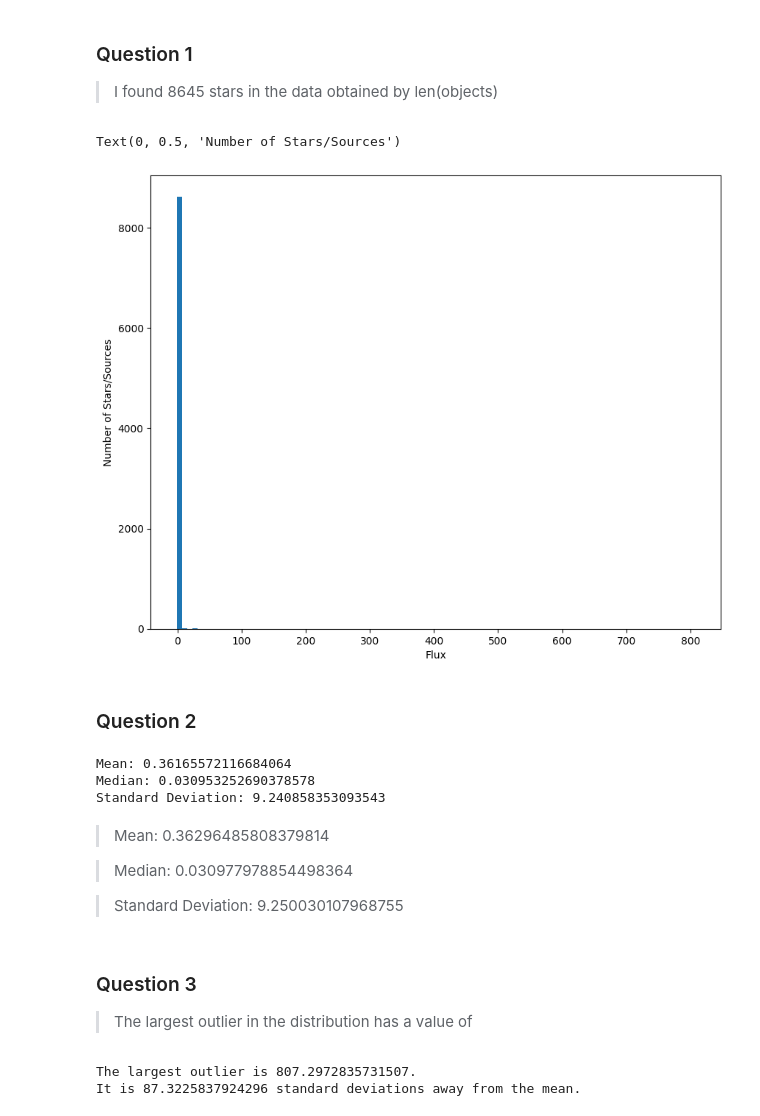
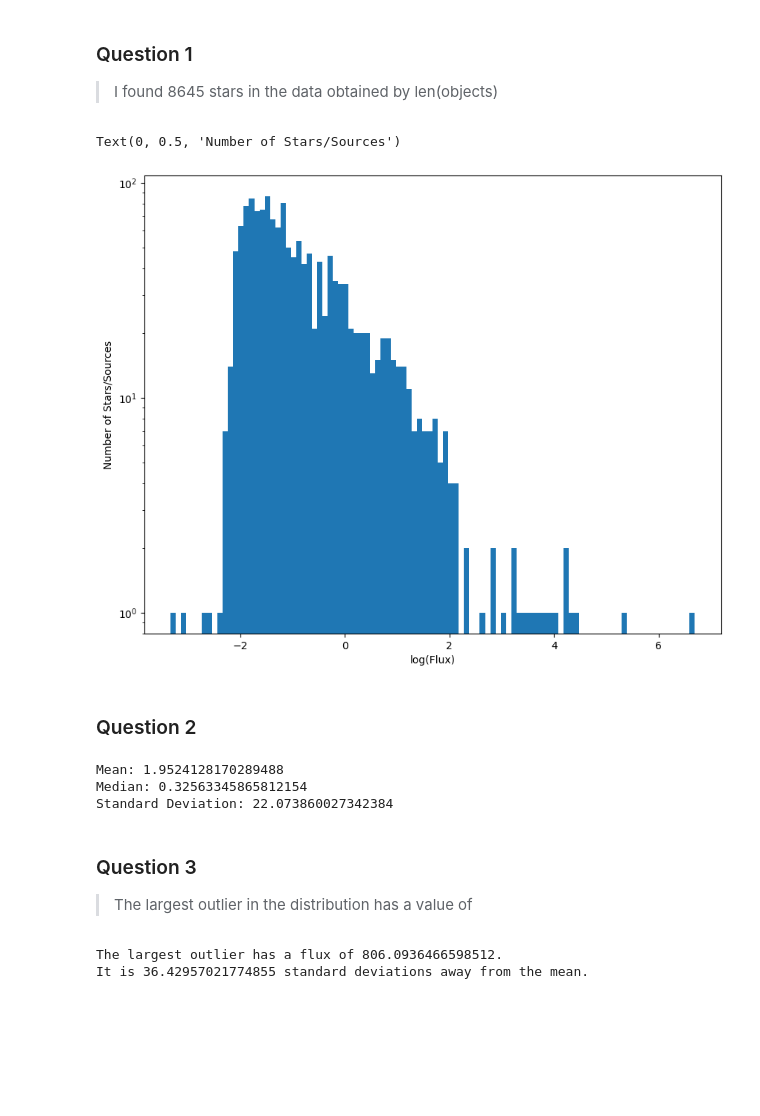
Before and after one commit to dirty-nine/Astr19-Repo, a Jupyter notebook: Final_Project.ipynb, the cells around one changed output. Saved outputs shown, nothing was run; the diff lists cells and outputs as text; code cells hidden in the pictures; blank space fills up the shorter version.

```diff
--- a/Final_Project.ipynb
+++ b/Final_Project.ipynb
@@ -95,7 +95,7 @@ Now that we’ve subtracted the background, we can run object detection on the b
  where
  is the global background RMS.
 # %%
-objects = sep.extract(data_sub, 1.5, err=bkg.globalrms)
+objects = sep.extract(data_sub, 10.5, err=bkg.globalrms) #ingrasing num lowers num objects
 # %% [markdown]
 sep.extract has many options for controlling detection threshold, pixel masking, filtering, and object deblending. See the reference documentation for details.
 
@@ -184,12 +184,13 @@ Finish your notebook by answering the following questions, using a combination o
 ### Question 1
 > I found 8645 stars in the data obtained by len(objects)
 # %%
-plt.hist(flux, bins = 100)
-plt.xlabel('Flux')
+plt.hist(np.log(flux), bins = 100) # log downscales x axis using log to make the values better fit on the histogram
+plt.yscale("log") # downscales y axis to make the values better fit on the histogram
+plt.xlabel('log(Flux)')
 plt.ylabel('Number of Stars/Sources')
 # %% [output]
 Text(0, 0.5, 'Number of Stars/Sources')
-[figure, old version]
+[figure, new version]
 # %% [markdown]
 ### Question 2
 # %%
@@ -199,15 +200,9 @@ standard_dev = np.std(flux)
 
 print(f"Mean: {mean}\nMedian: {median}\nStandard Deviation: {standard_dev}")
 # %% [output]
-Mean: 0.36165572116684064
-Median: 0.030953252690378578
-Standard Deviation: 9.240858353093543
+Mean: 1.9524128170289488
+Median: 0.32563345865812154
+Standard Deviation: 22.073860027342384
-# %% [markdown]
->Mean: 0.36296485808379814
-
->Median: 0.030977978854498364
-
->Standard Deviation: 9.250030107968755
 # %% [markdown]
 ### Question 3
 >The largest outlier in the distribution has a value of
@@ -217,5 +212,5 @@ standard_devs = (largest_outlier - mean) / standard_dev
 print(f"The largest outlier has a flux of {largest_outlier}.")
 print(f"It is {standard_devs} standard deviations away from the mean.")
 # %% [output]
-The largest outlier is 807.2972835731507.
-It is 87.3225837924296 standard deviations away from the mean.
+The largest outlier has a flux of 806.0936466598512.
+It is 36.42957021774855 standard deviations away from the mean.
```
Also changed, not shown: parts of 4 cells of this notebook.
